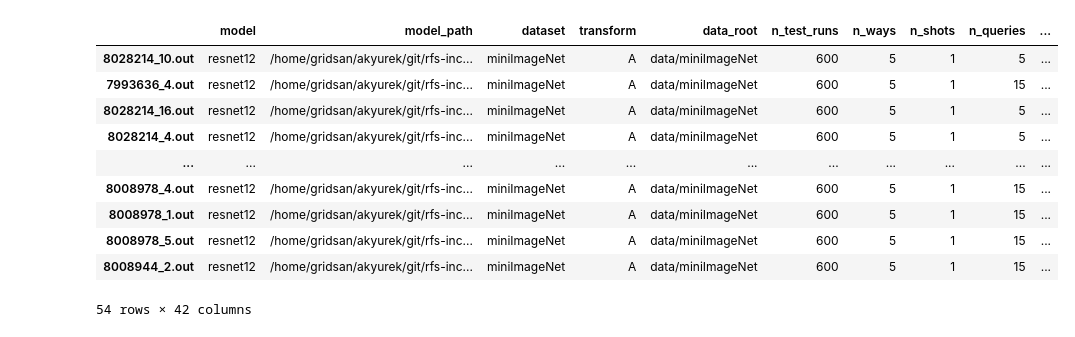
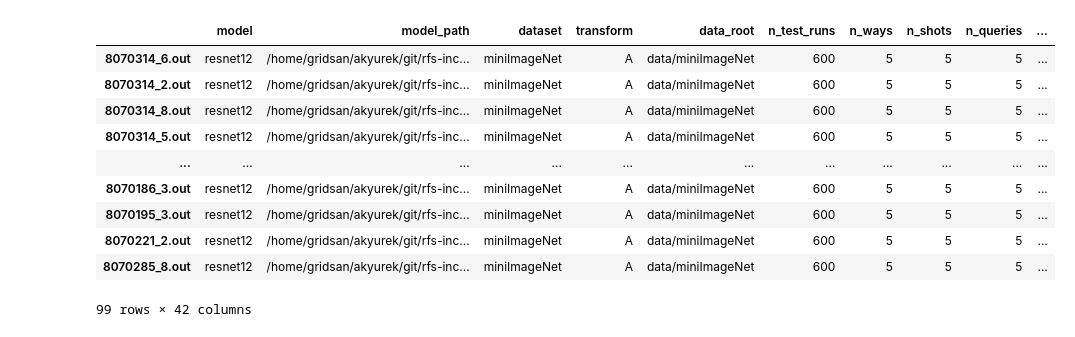
Before and after one commit to feyzaakyurek/subspace-reg, a Jupyter notebook: analyze_results.ipynb, the cells around one changed output. Cells and saved outputs as stored; diff of their text form; code cells hidden in the pictures.

```diff
--- a/analyze_results.ipynb
+++ b/analyze_results.ipynb
@@ -4,5 +4,12 @@ import os
 import re
 import pdb
 pd.set_option('display.max_columns', 500)
-pd.set_option('display.max_rows', 10)
+pd.set_option('display.max_rows', 8)
 directory = r'/home/gridsan/akyurek/git/rfs-incremental/dumped'
+# %%
+pth = os.path.join(directory, "8070314_6.out")
+with open(pth, 'r') as f:
+    for line in f:
+        if "test_acc_average" in line:
+            print(line)
+            print(line.strip().split(" ")[1].strip(','))
@@ -39,17 +50,17 @@ for filename in os.listdir(directory):
             # For every experiment add the evaluation results too
             for line in f:
                 if "val_acc_novel" in line:
-                    d[filename]["val_acc_novel"] = line.strip().split(" ")[1].strip(',')
+                    d[filename]["val_acc_novel"] = float(line.strip().split(" ")[1].strip(','))
 #                     pdb.set_trace()
                 elif "val_acc_base" in line:
-                    d[filename]["val_acc_base"] = line.strip().split(" ")[1].strip(',')
+                    d[filename]["val_acc_base"] = float(line.strip().split(" ")[1].strip(','))
                 elif "val_acc_average" in line:
-                    d[filename]["val_acc_average"] = line.strip().split(" ")[1].strip(',')
+                    d[filename]["val_acc_average"] = float(line.strip().split(" ")[1].strip(','))
                 elif "test_acc_novel" in line:
-                    d[filename]["test_acc_novel"] = line.strip().split(" ")[1].strip(',')
+                    d[filename]["test_acc_novel"] = float(line.strip().split(" ")[1].strip(','))
                 elif "test_acc_base" in line:
-                    d[filename]["test_acc_base"] = line.strip().split(" ")[1].strip(',')
+                    d[filename]["test_acc_base"] = float(line.strip().split(" ")[1].strip(','))
                 elif "test_acc_average" in line:
-                    d[filename]["test_acc_average"] = line.strip().split(" ")[1].strip(',')
+                    d[filename]["test_acc_average"] = float(line.strip().split(" ")[1].strip(','))
                     break
 # %% [output]
@@ -124,15 +130,16 @@ df.loc[(df['n_shots']=='5'),:].sort_values('val_acc_average', ascending=False)
 54 rows × 42 columns
 # %%
-df.loc[(df['n_shots']=='1'),:].sort_values('val_acc_average', ascending=False)
+df.loc[(df['n_shots']=='5') & (df['eval_mode'] == "few-shot-language-incremental"),:].\
+sort_values('val_acc_average', ascending=False
 # %% [output]
 |  | model | model_path | dataset | transform | data_root | n_test_runs | n_ways | n_shots | n_queries | ... |
-| 8028214_10.out | resnet12 | /home/gridsan/akyurek/git/rfs-inc... | miniImageNet | A | data/miniImageNet | 600 | 5 | 1 | 5 | ... |
-| 7993636_4.out | resnet12 | /home/gridsan/akyurek/git/rfs-inc... | miniImageNet | A | data/miniImageNet | 600 | 5 | 1 | 15 | ... |
-| 8028214_16.out | resnet12 | /home/gridsan/akyurek/git/rfs-inc... | miniImageNet | A | data/miniImageNet | 600 | 5 | 1 | 5 | ... |
-| 8028214_4.out | resnet12 | /home/gridsan/akyurek/git/rfs-inc... | miniImageNet | A | data/miniImageNet | 600 | 5 | 1 | 5 | ... |
+| 8070314_6.out | resnet12 | /home/gridsan/akyurek/git/rfs-inc... | miniImageNet | A | data/miniImageNet | 600 | 5 | 5 | 5 | ... |
+| 8070314_2.out | resnet12 | /home/gridsan/akyurek/git/rfs-inc... | miniImageNet | A | data/miniImageNet | 600 | 5 | 5 | 5 | ... |
+| 8070314_8.out | resnet12 | /home/gridsan/akyurek/git/rfs-inc... | miniImageNet | A | data/miniImageNet | 600 | 5 | 5 | 5 | ... |
+| 8070314_5.out | resnet12 | /home/gridsan/akyurek/git/rfs-inc... | miniImageNet | A | data/miniImageNet | 600 | 5 | 5 | 5 | ... |
 | ... | ... | ... | ... | ... | ... | ... | ... | ... | ... | ... |
-| 8008978_4.out | resnet12 | /home/gridsan/akyurek/git/rfs-inc... | miniImageNet | A | data/miniImageNet | 600 | 5 | 1 | 15 | ... |
-| 8008978_1.out | resnet12 | /home/gridsan/akyurek/git/rfs-inc... | miniImageNet | A | data/miniImageNet | 600 | 5 | 1 | 15 | ... |
-| 8008978_5.out | resnet12 | /home/gridsan/akyurek/git/rfs-inc... | miniImageNet | A | data/miniImageNet | 600 | 5 | 1 | 15 | ... |
-| 8008944_2.out | resnet12 | /home/gridsan/akyurek/git/rfs-inc... | miniImageNet | A | data/miniImageNet | 600 | 5 | 1 | 15 | ... |
+| 8070186_3.out | resnet12 | /home/gridsan/akyurek/git/rfs-inc... | miniImageNet | A | data/miniImageNet | 600 | 5 | 5 | 5 | ... |
+| 8070195_3.out | resnet12 | /home/gridsan/akyurek/git/rfs-inc... | miniImageNet | A | data/miniImageNet | 600 | 5 | 5 | 5 | ... |
+| 8070221_2.out | resnet12 | /home/gridsan/akyurek/git/rfs-inc... | miniImageNet | A | data/miniImageNet | 600 | 5 | 5 | 5 | ... |
+| 8070285_8.out | resnet12 | /home/gridsan/akyurek/git/rfs-inc... | miniImageNet | A | data/miniImageNet | 600 | 5 | 5 | 5 | ... |
-54 rows × 42 columns
+99 rows × 42 columns
```
Also changed, not shown: parts of 10 cells of this notebook.
